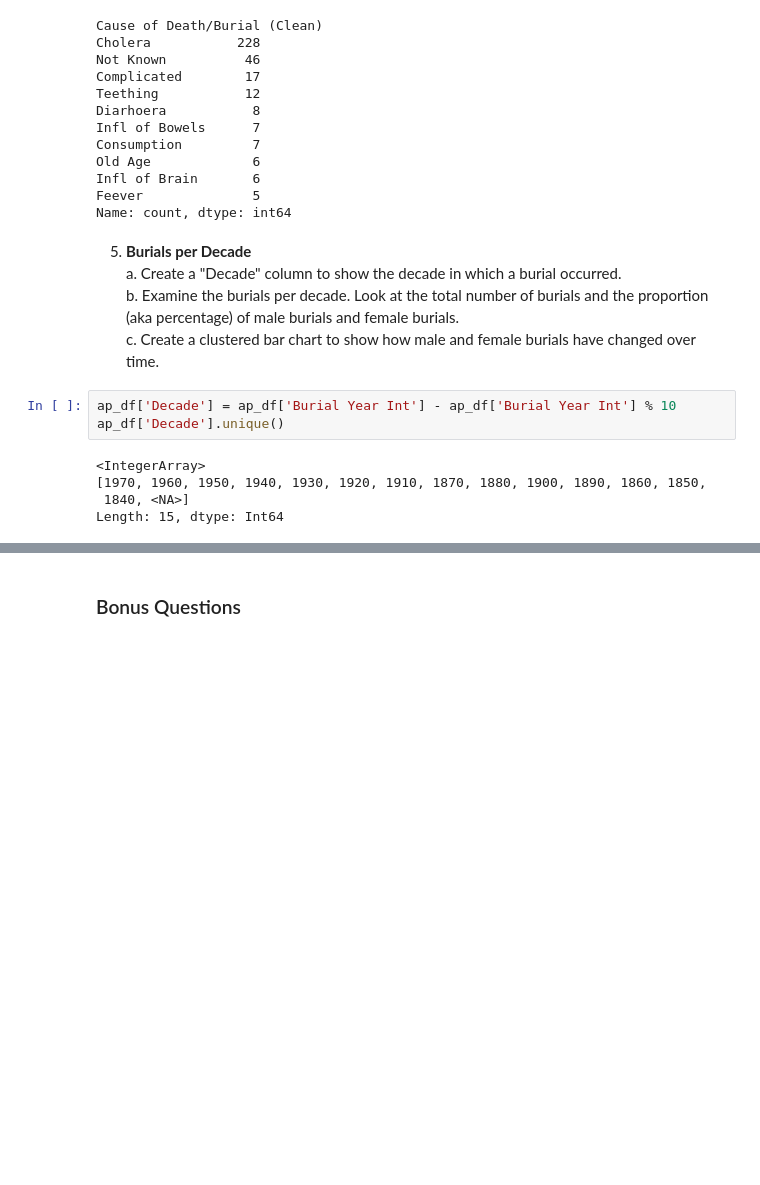
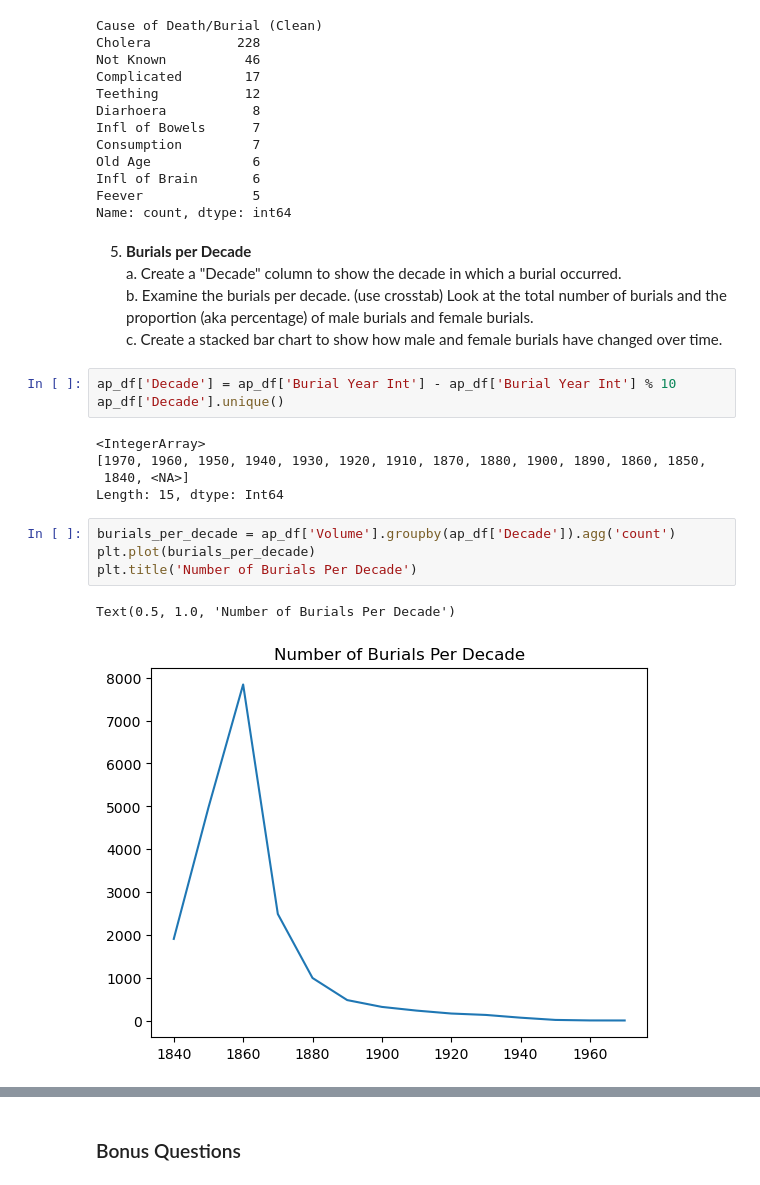
Before and after one commit to NSS-Data-Analytics-Cohort-10/advanced-pandas-marthahunter, a Jupyter notebook: notebooks/adv_pandas.ipynb, the cells around one changed output, grey strips where cells are left out. Cells and saved outputs as stored; diff of their text form; blank space fills up the shorter version.

Commit message:
completed 5c, need to go back to percentage part

```diff
--- a/notebooks/adv_pandas.ipynb
+++ b/notebooks/adv_pandas.ipynb
@@ -212,8 +212,9 @@ Name: count, dtype: int64
 # %% [markdown]
 5. **Burials per Decade**
     a. Create a "Decade" column to show the decade in which a burial occurred.
-    b. Examine the burials per decade. Look at the total number of burials and the proportion (aka percentage) of male burials and female burials.
-    c. Create a clustered bar chart to show how male and female burials have changed over time.
+    b. Examine the burials per decade.
+        (use crosstab) Look at the total number of burials and the proportion (aka percentage) of male burials and female burials.
+    c. Create a stacked bar chart to show how male and female burials have changed over time.
 # %%
 ap_df['Decade'] = ap_df['Burial Year Int'] - ap_df['Burial Year Int'] % 10
 ap_df['Decade'].unique()
@@ -222,3 +223,10 @@ ap_df['Decade'].unique()
 [1970, 1960, 1950, 1940, 1930, 1920, 1910, 1870, 1880, 1900, 1890, 1860, 1850,
  1840, <NA>]
 Length: 15, dtype: Int64
+# %%
+burials_per_decade = ap_df['Volume'].groupby(ap_df['Decade']).agg('count')
+plt.plot(burials_per_decade)
+plt.title('Number of Burials Per Decade')
+# %% [output]
+Text(0.5, 1.0, 'Number of Burials Per Decade')
+[figure, added]
```
Also changed, not shown: parts of 2 cells of this notebook.
